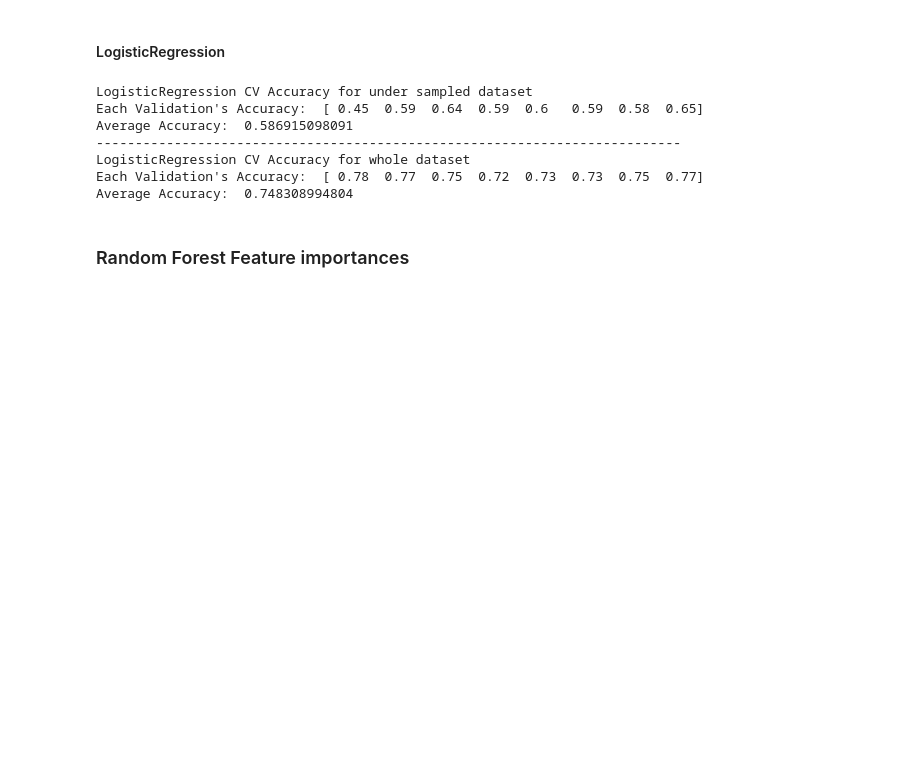
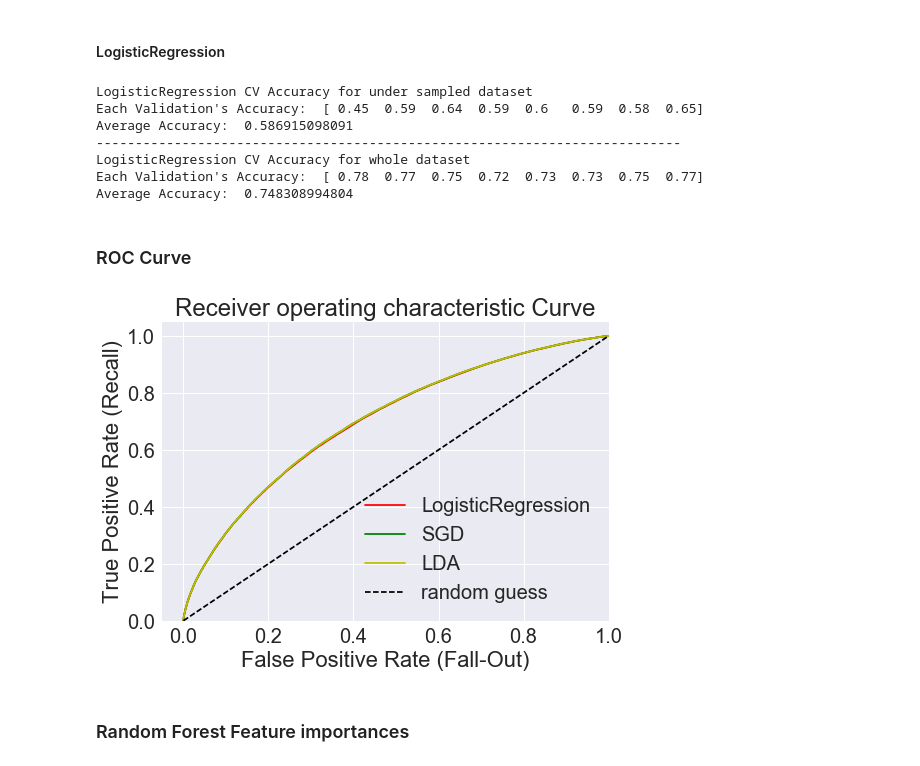
Before and after one commit to shinys825/LC_Prediction, a Jupyter notebook: LC_Final_Report.ipynb, the cells around one changed output. Saved outputs shown, nothing was run; the diff lists cells and outputs as text; code cells hidden in the pictures; blank space fills up the shorter version.

```diff
--- a/LC_Final_Report.ipynb
+++ b/LC_Final_Report.ipynb
@@ -681,6 +698,30 @@ Average Accuracy:  0.586915098091
 LogisticRegression CV Accuracy for whole dataset
 Each Validation's Accuracy:  [ 0.78  0.77  0.75  0.72  0.73  0.73  0.75  0.77]
 Average Accuracy:  0.748308994804
+# %% [markdown]
+### ROC Curve
+# %%
+lr_result = lr.fit(under_train_X, under_train_y)
+sgd_result = sgd.fit(under_train_X, under_train_y)
+lda_result = lda.fit(under_train_X, under_train_y)
+
+fpr0, tpr0, thresholds0 = roc_curve(y, sgd_result.decision_function(X), pos_label=1)
+fpr1, tpr1, thresholds1 = roc_curve(y, lr_result.decision_function(X), pos_label=1)
+fpr2, tpr2, thresholds2 = roc_curve(y, lda_result.decision_function(X), pos_label=1)
+
+plt.plot(fpr0, tpr0, "r-", label="LogisticRegression")
+plt.plot(fpr1, tpr1, "g-", label="SGD")
+plt.plot(fpr2, tpr2, "y-", label="LDA")
+plt.plot([0, 1], [0, 1], 'k--', label="random guess")
+plt.xlim(-0.05, 1.0)
+plt.ylim(0, 1.05)
+plt.xlabel('False Positive Rate (Fall-Out)')
+plt.ylabel('True Positive Rate (Recall)')
+plt.title('Receiver operating characteristic Curve')
+plt.legend(loc="lower right")
+plt.show()
+# %% [output]
+[figure, added]
 # %% [markdown]
 ### Random Forest Feature importances
 # %%
```
Also changed, not shown: parts of 4 cells of this notebook, 3 other files.
